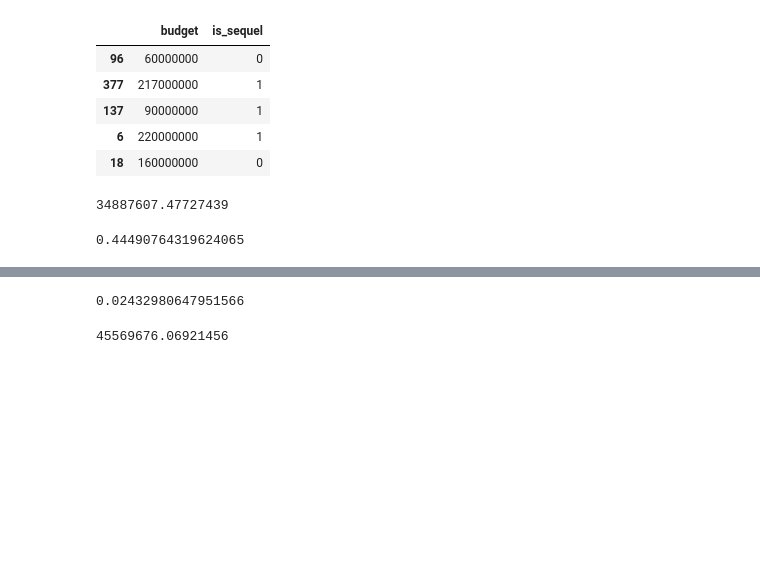
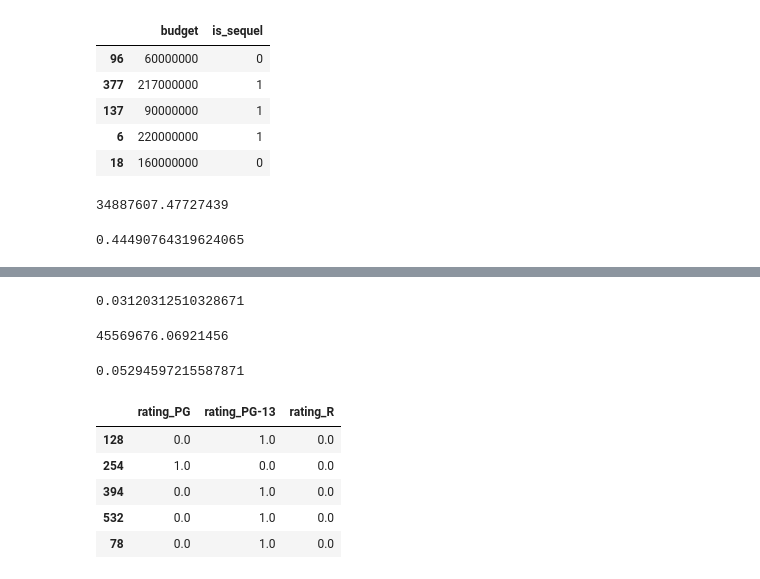
Before and after one commit to tawney-kirkland/02-luther, a Jupyter notebook: movie-linreg-third.ipynb, the cells around one changed output, grey strips where cells are left out. Saved outputs shown, nothing was run; the diff lists cells and outputs as text; code cells hidden in the pictures; blank space fills up the shorter version.

```diff
--- a/movie-linreg-third.ipynb
+++ b/movie-linreg-third.ipynb
@@ -11,8 +11,6 @@ import datetime as dt
 from datetime import datetime
 # %%
 df = pd.read_csv('data/master_data_with_sequel.csv')
-# %%
-df['director'] =
 # %%
 df['release_date'] = pd.to_datetime(df['release_date'])
 # %%
@@ -28,7 +26,7 @@ pd.plotting.scatter_matrix(df1[df1.columns[0:]], ax=ax);
 # %% [output]
 [figure]
 # %%
-x = df[['budget','dd_top5','is_sequel','release_date']]
+x = df[['budget','dd_top5','is_sequel','release_date','rating']]
 
 y = df['domestic_opening_sales']
 
@@ -161,7 +155,7 @@ np.sqrt(mean_squared_error(y_val, y_pred))
 # %%
 dd_lr.score(x_dd_val, y_val) #R2
 # %% [output]
-0.02432980647951566
+0.03120312510328671
 # %%
 x_date_train = x_train[['release_date']]
 x_date_val = x_val[['release_date']]
@@ -177,3 +171,8 @@ y_pred = date_lr.predict(x_date_val)
 np.sqrt(mean_squared_error(y_val, y_pred))
 # %% [output]
 45569676.06921456
+# %%
+date_lr.score(x_date_val, y_val) #R2
+#Should actually try by month, year rather than down to the day?
+# %% [output]
+0.05294597215587871
@@ -179,0 +183,19 @@ np.sqrt(mean_squared_error(y_val, y_pred))
+# %%
+ohe = OneHotEncoder(drop='first', sparse=False)
+
+ohe.fit(cat_x_train)
+
+ohe_x_train = ohe.transform(cat_x_train)
+
+columns = ohe.get_feature_names(['rating'])
+
+ohe_x_train_df = pd.DataFrame(ohe_x_train, columns=columns, index=cat_x_train.index)
+
+ohe_x_train_df.head()
+# %% [output]
+|  | rating_PG | rating_PG-13 | rating_R |
+| 128 | 0.0 | 1.0 | 0.0 |
+| 254 | 1.0 | 0.0 | 0.0 |
+| 394 | 0.0 | 1.0 | 0.0 |
+| 532 | 0.0 | 1.0 | 0.0 |
+| 78 | 0.0 | 1.0 | 0.0 |
```
Also changed, not shown: parts of 9 cells of this notebook, 1 other file.
